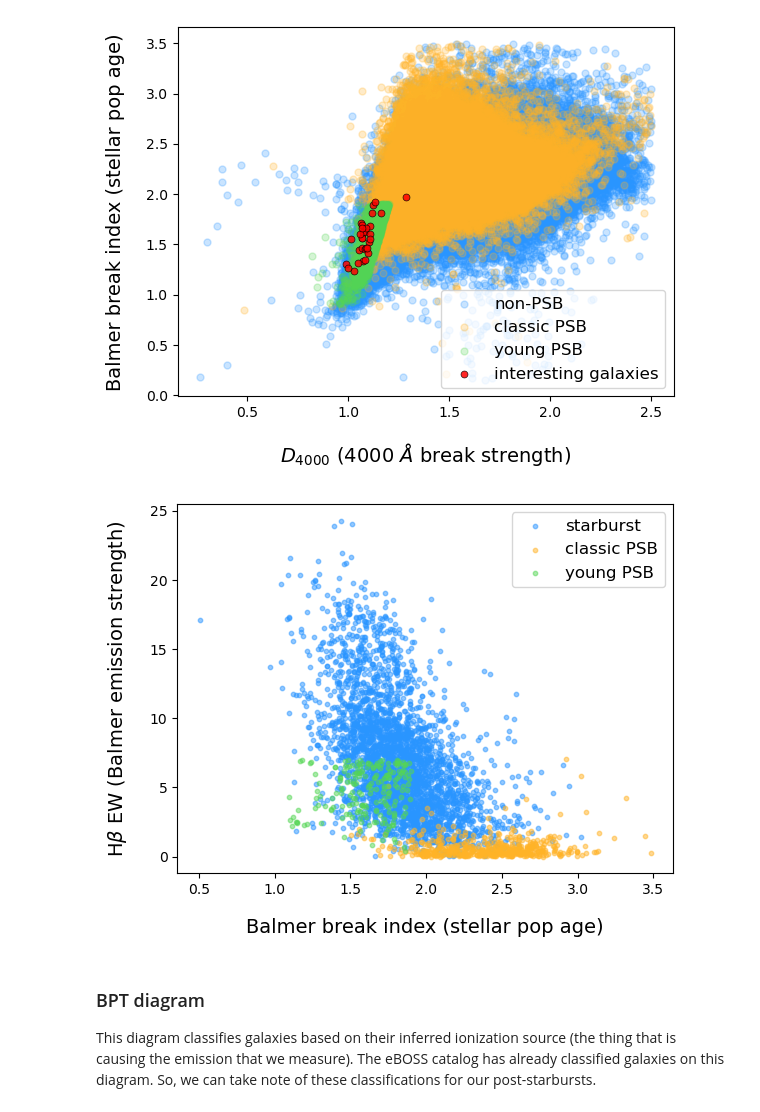
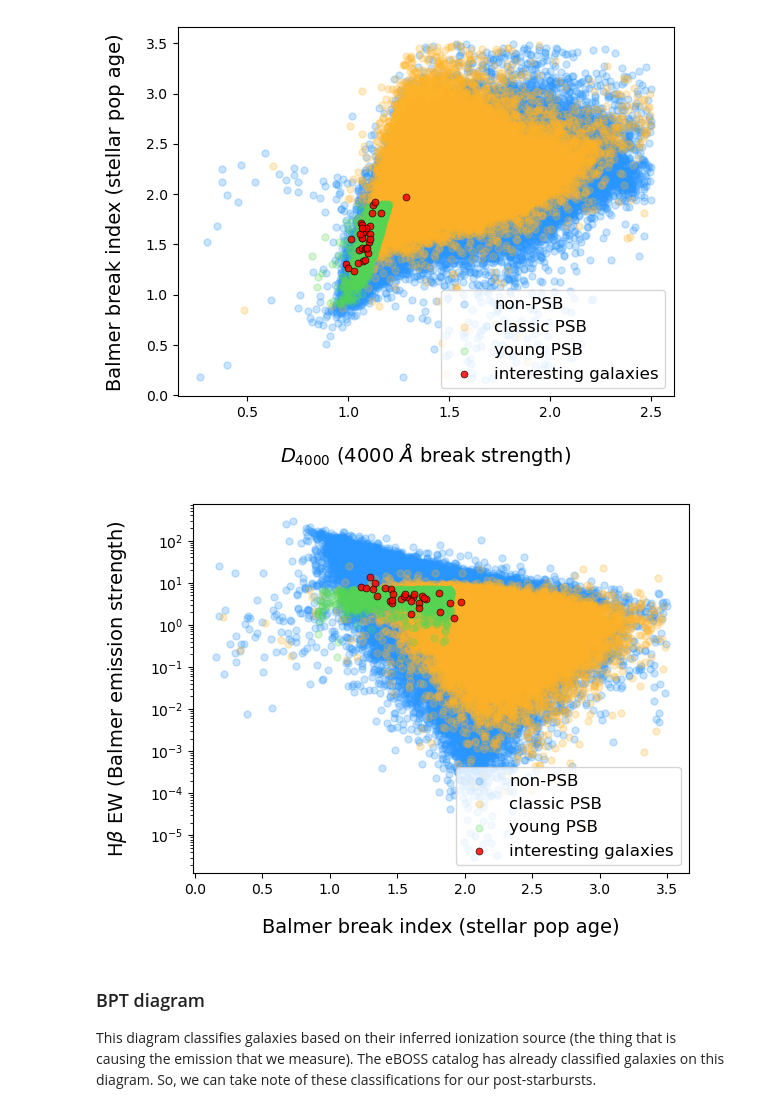
Before and after one commit to Marissa-Perry/young-post-starburst-classification, a Jupyter notebook: notebooks/02_eBOSS_data_analysis.ipynb, the cells around one changed output. Drawn from its saved outputs; the diff is of its cells as text; code cells hidden in the pictures.

```diff
--- a/notebooks/02_eBOSS_data_analysis.ipynb
+++ b/notebooks/02_eBOSS_data_analysis.ipynb
@@ -310,30 +311,38 @@ plt.show()
 # %%
 # initializing our figure
 plt.figure()
 
 for key in sample_dict:
 
     # retrieving sub-sample with key
     subsample_data = sample_dict[key]
     subsample_color = color_dict[key]
 
+    # Once again we need to cut out the crazy H-beta reading of 25000 and any invalid h-beta readings
+    valid_data = subsample_data[(subsample_data['H_BETA_EW'] >= -10) & (subsample_data['H_BETA_EW'] <= 1500)]
+
     # plotting data in a scatter plot
-    x_values = subsample_data['BALMERBREAK']
-    y_values = subsample_data['H_BETA_EW']
-    plt.scatter(x_values, y_values, s=10, alpha=0.5, color=subsample_color, label=key)
+    x_values = valid_data['BALMERBREAK']
+    y_values = valid_data['H_BETA_EW']
+
+    if key == "interesting galaxies":
+        plt.scatter(x_values, y_values, s=25, alpha=0.85, c=subsample_color, edgecolors='black', linewidths=0.5,label=key)
+    else:
+        plt.scatter(x_values, y_values, s=25, alpha=0.25, c=subsample_color, label=key)
 
 # labeling our axes
 plt.xlabel('Balmer break index (stellar pop age)', fontsize=14, labelpad=15)
 plt.ylabel(r'H$\beta$ EW (Balmer emission strength)', fontsize=14, labelpad=15)
-plt.legend(fontsize=12, loc='upper right')
+plt.yscale('log')
+plt.legend(fontsize=12, loc='lower right')
 
 # saving and displaying figure
 fig_name = 'BalmerBreak_vs_H_beta.png'  # name the figure
 file_path = os.path.join('..', 'plots', fig_name)
 plt.savefig(file_path, dpi=500, bbox_inches='tight')
 plt.show()
 # %% [output]
-[figure, old version]
+[figure, new version]
 # %% [markdown]
 ### BPT diagram
 
```
Also changed, not shown: parts of 7 cells of this notebook.
